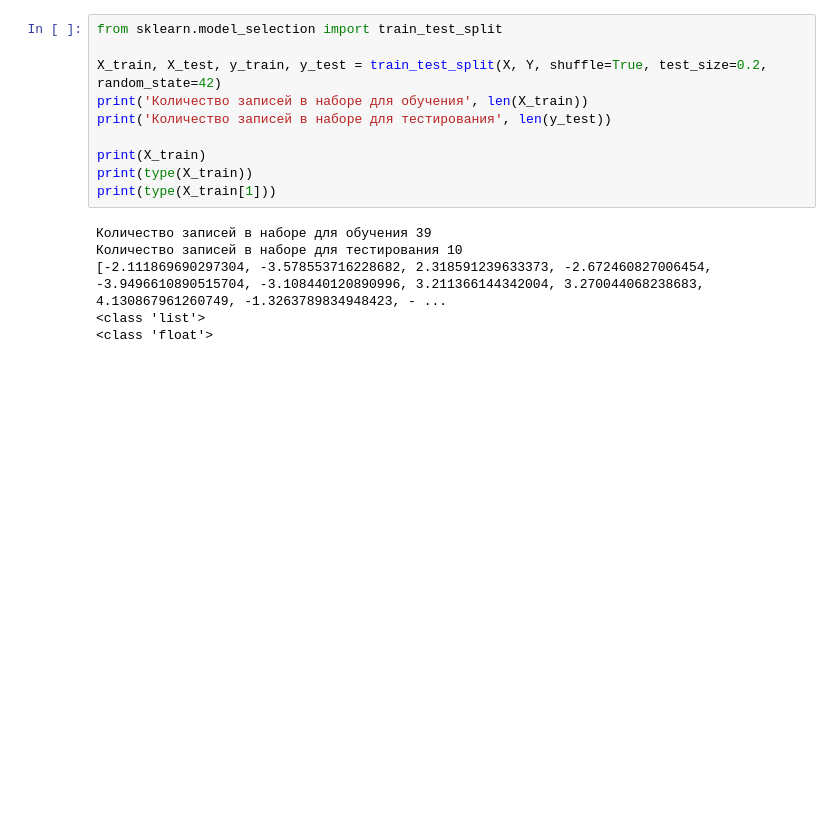
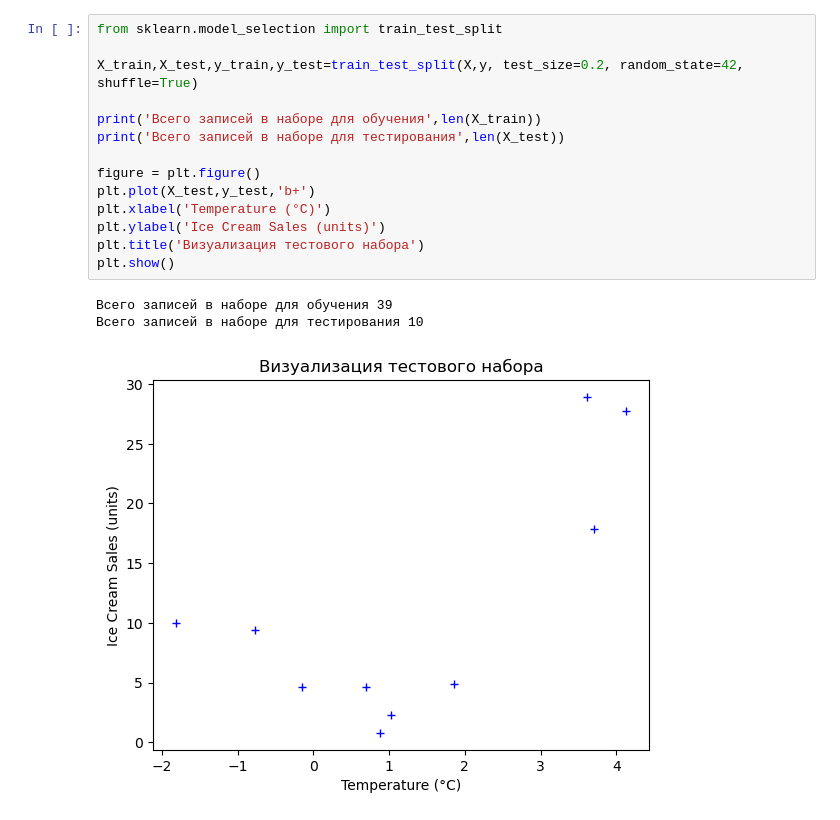
Before and after one commit to workpepa/work-clases, a Jupyter notebook: Ise_cream.ipynb, the cells around one changed output. Drawn from its saved outputs; the diff is of its cells as text; blank space fills up the shorter version.

```diff
--- a/Ise_cream.ipynb
+++ b/Ise_cream.ipynb
@@ -41,17 +77,19 @@ plt.show()
 # %%
 from sklearn.model_selection import train_test_split
 
-X_train, X_test, y_train, y_test = train_test_split(X, Y, shuffle=True, test_size=0.2, random_state=42)
-print('Количество записей в наборе для обучения', len(X_train))
-print('Количество записей в наборе для тестирования', len(y_test))
+X_train,X_test,y_train,y_test=train_test_split(X,y, test_size=0.2, random_state=42, shuffle=True)
 
-print(X_train)
-print(type(X_train))
-print(type(X_train[1]))
+print('Всего записей в наборе для обучения',len(X_train))
+print('Всего записей в наборе для тестирования',len(X_test))
+
+figure = plt.figure()
+plt.plot(X_test,y_test,'b+')
+plt.xlabel('Temperature (°C)')
+plt.ylabel('Ice Cream Sales (units)')
+plt.title('Визуализация тестового набора')
+plt.show()
 # %% [output]
-Количество записей в наборе для обучения 39
-Количество записей в наборе для тестирования 10
-[-2.111869690297304, -3.578553716228682, 2.318591239633373, -2.672460827006454, -3.9496610890515704, -3.108440120890996, 3.211366144342004, 3.270044068238683, 4.130867961260749, -1.3263789834948423, - ...
-<class 'list'>
-<class 'float'>
+Всего записей в наборе для обучения 39
+Всего записей в наборе для тестирования 10
+[figure, added]
 # %%
```
Also changed, not shown: parts of 13 cells of this notebook.
